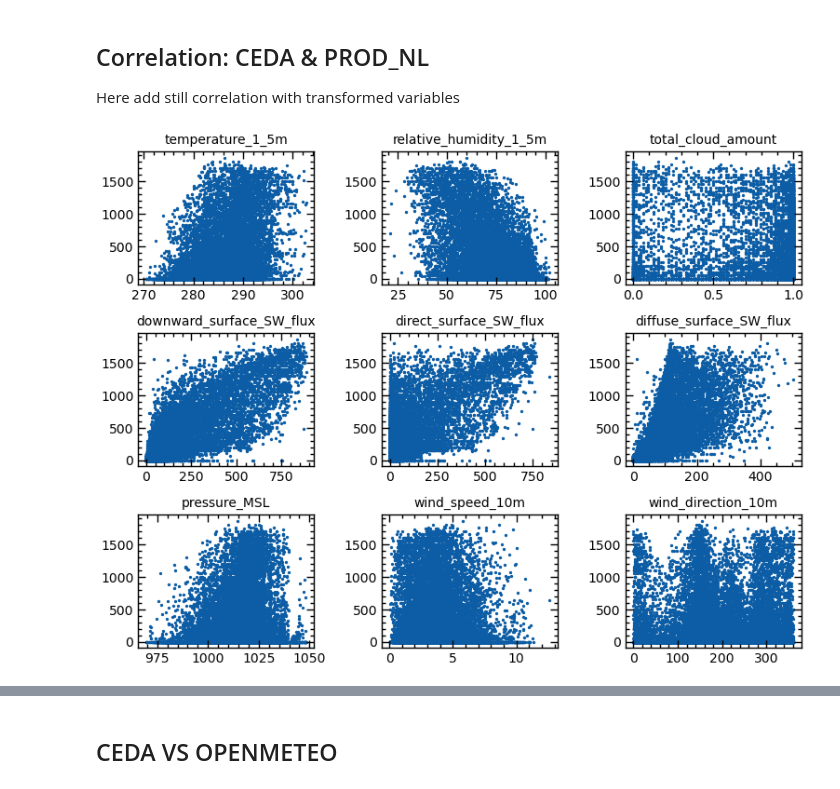
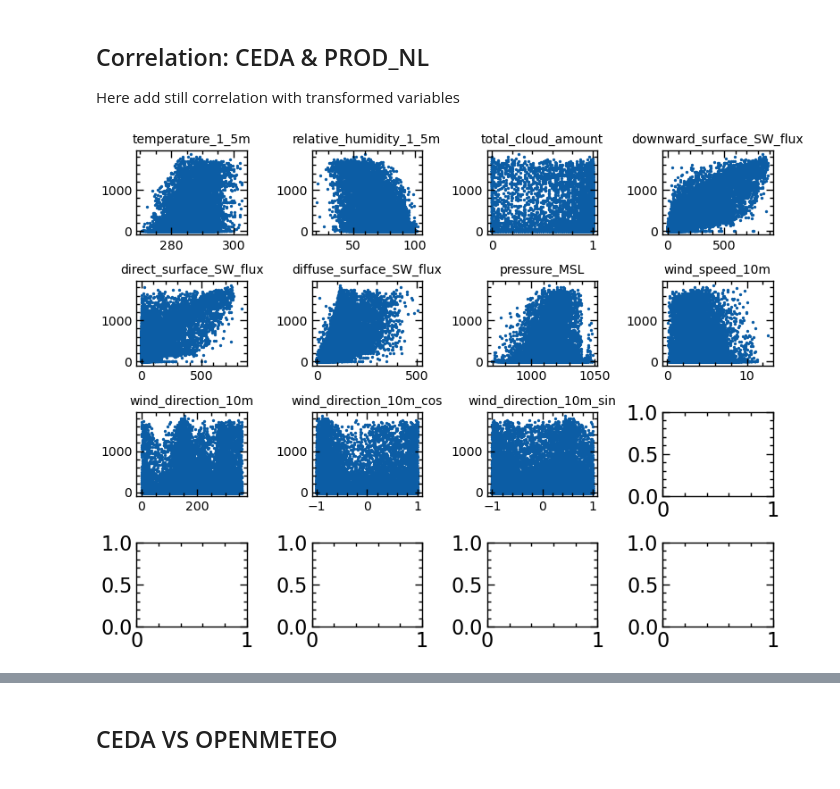
Before and after one commit to RobbeVDE/SolNet-2, a Jupyter notebook: DataCleaning.ipynb, the cells around one changed output, grey strips where cells are left out. Saved outputs shown, nothing was run; the diff lists cells and outputs as text; code cells hidden in the pictures.

Commit message:
DataCleaning

```diff
--- a/DataCleaning.ipynb
+++ b/DataCleaning.ipynb
@@ -28,6 +29,18 @@ meteo2CEDA = {'temperature_2m' :'temperature_1_5m',
 openmeteo = openmeteo.rename(columns=meteo2CEDA)
 variates = list(ceda.columns)
 rows = int(np.ceil(np.sqrt(len(variates))))
+# %%
+#Metadata
+metadata = pd.read_pickle("Data/Sites/metadata.pkl")
+metadata = metadata.loc[installation_int]
+peakPower = metadata['Installed Power']
+tilt = metadata['Tilt']
+azimuth = metadata['Azimuth']
+lat = metadata['Latitude']
+lon = metadata['Longitude']
+inv_limit = metadata['Inverter Power']
+start = metadata['Start']
+end = metadata['End']
 # %% [markdown]
 ## Historic plot
 # %%
@@ -60,17 +73,25 @@ plt.show()
 Here add still correlation with transformed variables
 # %%
 correl = pd.merge(power, ceda, right_index=True, left_index=True)
+data = Featurisation([correl])
+data.data = data.cyclic_angle('wind_direction_10m')
+data.data = data.PoA(lat)
+
+correl = data.data[0]
+variates = list(correl.columns)
+variates.remove('P')
+rows = int(np.ceil(np.sqrt(len(variates))))
 fig, axs = plt.subplots(rows, rows)
 plt.tight_layout()
 for i, var in enumerate(variates):
     x = i // rows
     y = i % rows
-    axs[x,y].scatter( correl[var],correl ['P'],s=2)
+    axs[x,y].scatter(correl[var],correl ['P'],s=2)
     axs[x,y].set_title(var, fontsize = 10)
     axs[x,y].tick_params(labelsize=10)
 plt.show()
 # %% [output]
-[figure, old version]
+[figure, new version]
 # %%
 axs = plt.matshow(correl.corr(), cmap='seismic')
 plt.xticks(ticks=range(len(variates)+1), labels=list(correl.columns), rotation= 80)
```
Also changed, not shown: parts of 3 cells of this notebook, 6 other files.
